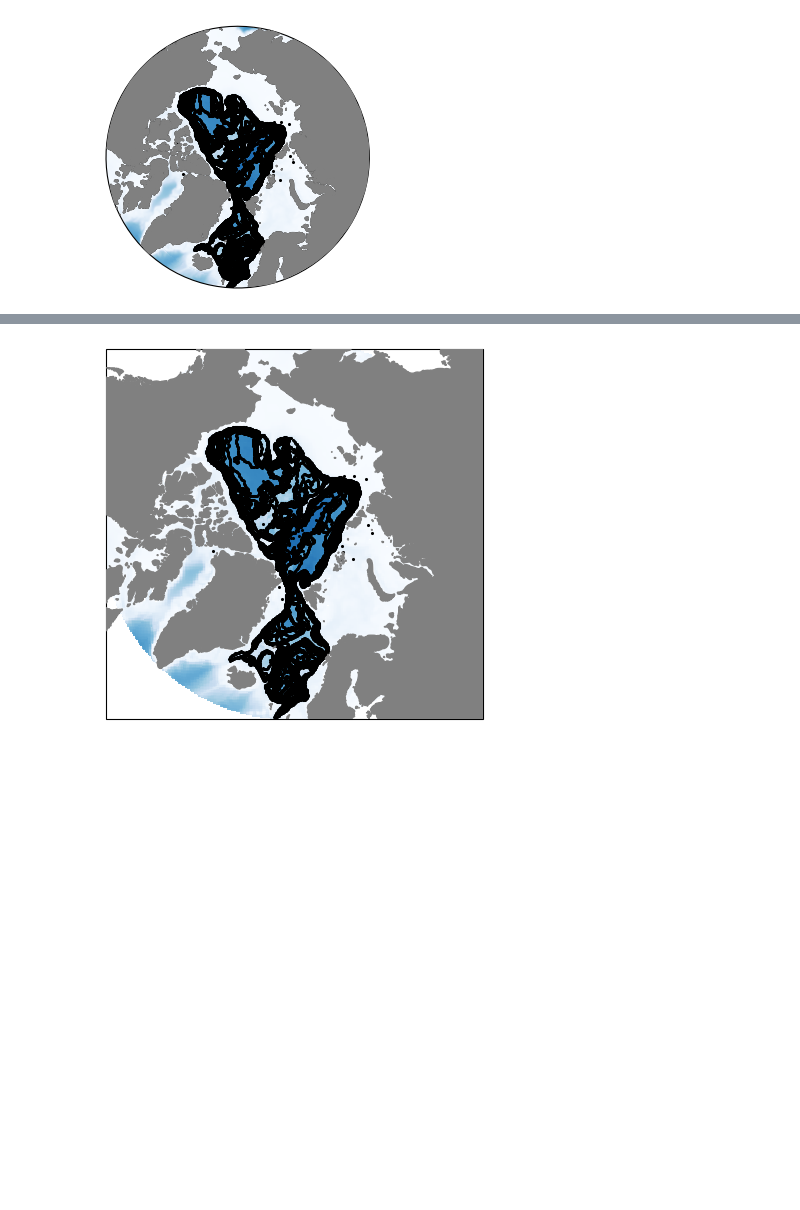
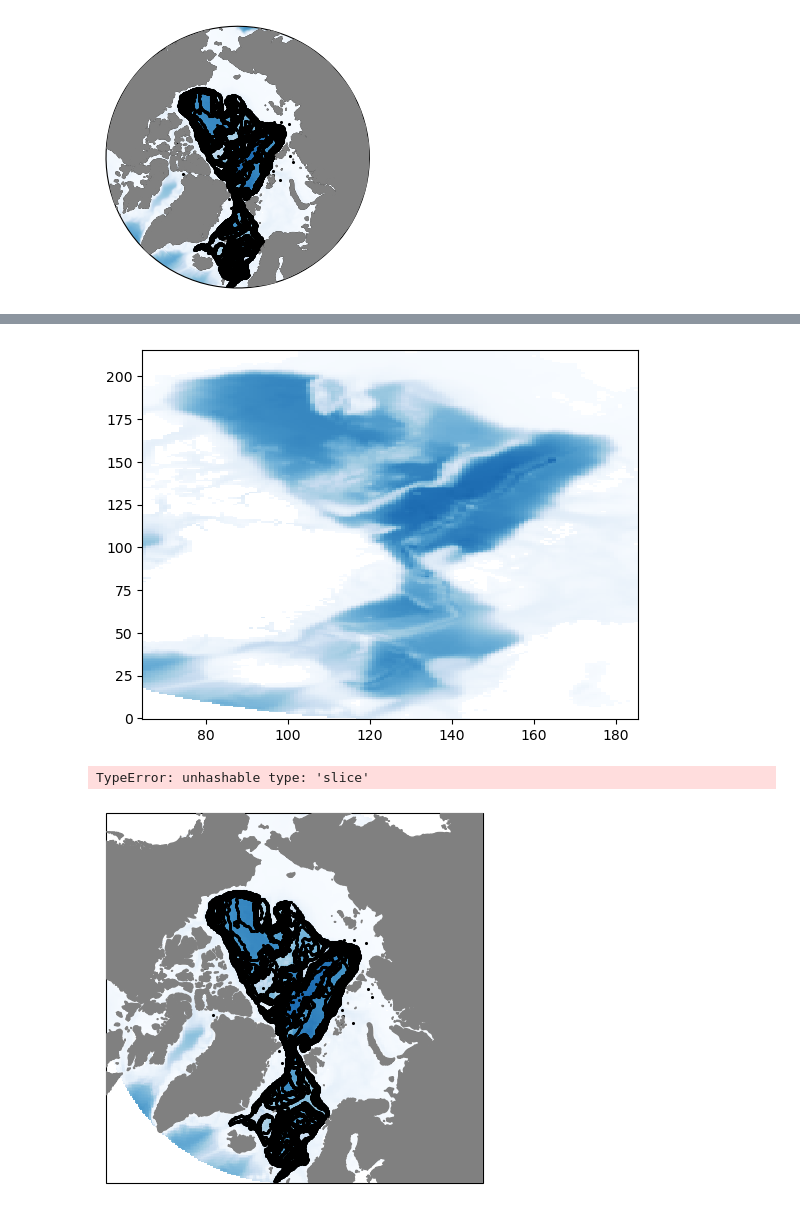
Before and after one commit to janadr/time-mean-arctic-ocean-circulation, a Jupyter notebook: code/plot_geographical_context.ipynb, the cells around one changed output, grey strips where cells are left out. Cells and saved outputs as stored; diff of their text form; code cells hidden in the pictures; blank space fills up the shorter version.

```diff
--- a/code/plot_geographical_context.ipynb
+++ b/code/plot_geographical_context.ipynb
@@ -178,3 +228,27 @@ fig.savefig(figdir + f"geographical_context.png", dpi=300, bbox_inches="tight")
+# %%
+ds_sel = ds.sel(x=slice(65, 185), y=slice(0, 215))
+
+fig, ax = plt.subplots()
+
+c = ax.pcolormesh(ds_sel.x, ds_sel.y, ds_sel.depth,
+                  vmin=0,
+                  vmax=5600,
+                  cmap=cmap
+                 )
+# %% [output]
+[figure, added]
+# %%
+ds_sel = ds_sel.drop_sel(x=slice(0, 85), y=slice(0, 125))
+
+fig, ax = plt.subplots()
+
+c = ax.pcolormesh(ds_sel.x, ds_sel.y, ds_sel.depth,
+                  vmin=0,
+                  vmax=5600,
+                  cmap=cmap
+                 )
+# %% [output]
+TypeError: unhashable type: 'slice'
 # %%
 """
 fig, ax = create_map(get_region_coords("arctic_ocean"),
```
Also changed, not shown: parts of 8 cells of this notebook, 12 other files.
